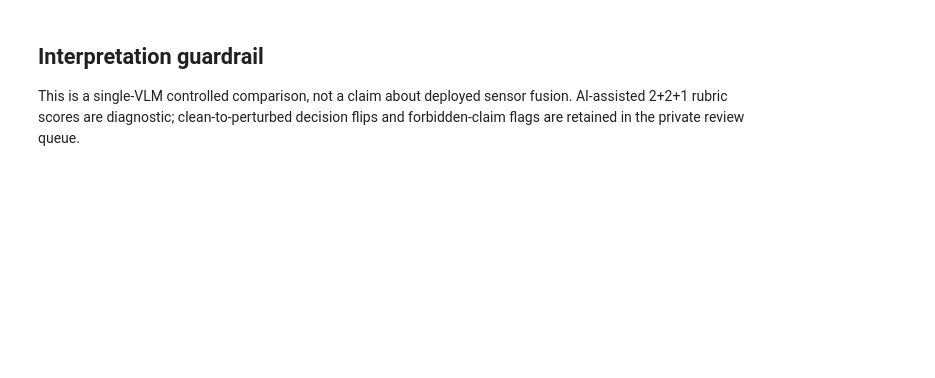
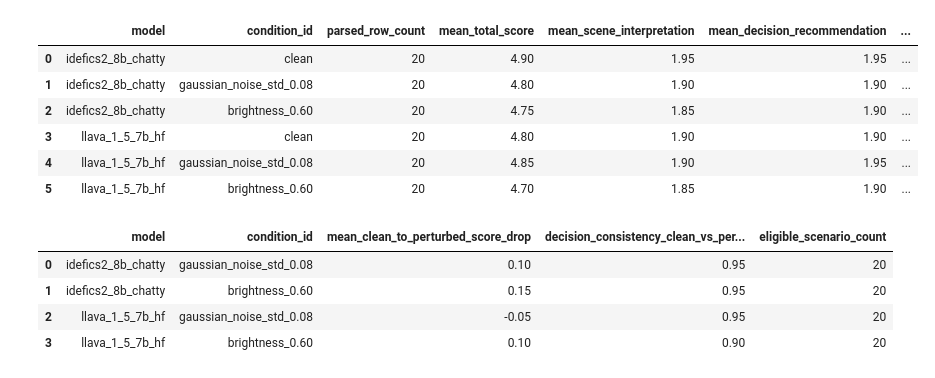
Before and after one commit to FanyiIAN/yian-ingen-ai-eval, a Jupyter notebook: phase_b_evaluation/W04_Multimodal_Eval.ipynb, the cells around one changed output. Drawn from its saved outputs; the diff is of its cells as text; code cells hidden in the pictures; blank space fills up the shorter version.

Commit message:
Complete Week 4 evaluation and Phase A-B midpoint report

```diff
--- a/phase_b_evaluation/W04_Multimodal_Eval.ipynb
+++ b/phase_b_evaluation/W04_Multimodal_Eval.ipynb
@@ -5,14 +7,25 @@ Controlled public-image proxy: 10 Aido Rover and 10 Sentinel Prime AI scenarios,
 # %%
 import json
 from pathlib import Path
+
 import matplotlib.pyplot as plt
 import pandas as pd
+from IPython.display import display
 
 ROOT = Path.cwd()
-if not (ROOT / 'W04_Multimodal_Summary_v0.1.0.json').exists():
-    ROOT = Path.cwd() / 'phase_b_evaluation'
-summary = json.loads((ROOT / 'W04_Multimodal_Summary_v0.1.0.json').read_text(encoding='utf-8'))
-assert summary['scenario_count'] == 20
-assert summary['row_count'] == 60
-summary['controlled_input_statement']
+if not (ROOT / 'W04_Multimodal_Architecture_Comparison_v0.2.0.json').exists():
+    ROOT = ROOT / 'phase_b_evaluation'
+
+comparison = json.loads(
+    (ROOT / 'W04_Multimodal_Architecture_Comparison_v0.2.0.json').read_text(encoding='utf-8')
+)
+performance = json.loads(
+    (ROOT / 'W04_System_Performance_Summary_v0.2.0.json').read_text(encoding='utf-8')
+)
+
+assert comparison['controlled_inputs']['matched_request_count_per_model'] == 60
+assert comparison['judge_control']['status'] == 'matched'
+assert len(comparison['models']) == 2
+print('Matched requests per VLM:', comparison['controlled_inputs']['matched_request_count_per_model'])
+print('Judge control:', comparison['judge_control']['status'])
 # %% [output]
@@ -68,4 +34,35 @@ display(pd.DataFrame([row for row in performance['run_static'] if row['candidate
-# %% [markdown]
-## Interpretation guardrail
-
-This is a single-VLM controlled comparison, not a claim about deployed sensor fusion. AI-assisted 2+2+1 rubric scores are diagnostic; clean-to-perturbed decision flips and forbidden-claim flags are retained in the private review queue.
+# %%
+condition_rows = []
+robustness_rows = []
+for model in comparison['models']:
+    model_key = model['model_key']
+    for row in model['quality']['conditions']:
+        condition_rows.append({'model': model_key, **row})
+    for row in model['quality']['perturbation_robustness']:
+        robustness_rows.append({'model': model_key, **row})
+
+condition_df = pd.DataFrame(condition_rows)
+robustness_df = pd.DataFrame(robustness_rows)
+display(condition_df[[
+    'model', 'condition_id', 'parsed_row_count', 'mean_total_score',
+    'mean_scene_interpretation', 'mean_decision_recommendation',
+    'mean_uncertainty_and_claim_control', 'acceptable_decision_rate',
+    'forbidden_claim_rate'
+]])
+display(robustness_df[[
+    'model', 'condition_id', 'mean_clean_to_perturbed_score_drop',
+    'decision_consistency_clean_vs_perturbed', 'eligible_scenario_count'
+]])
+# %% [output]
+|  | model | condition_id | parsed_row_count | mean_total_score | mean_scene_interpretation | mean_decision_recommendation | ... |
+| 0 | idefics2_8b_chatty | clean | 20 | 4.90 | 1.95 | 1.95 | ... |
+| 1 | idefics2_8b_chatty | gaussian_noise_std_0.08 | 20 | 4.80 | 1.90 | 1.90 | ... |
+| 2 | idefics2_8b_chatty | brightness_0.60 | 20 | 4.75 | 1.85 | 1.90 | ... |
+| 3 | llava_1_5_7b_hf | clean | 20 | 4.80 | 1.90 | 1.90 | ... |
+| 4 | llava_1_5_7b_hf | gaussian_noise_std_0.08 | 20 | 4.85 | 1.90 | 1.95 | ... |
+| 5 | llava_1_5_7b_hf | brightness_0.60 | 20 | 4.70 | 1.85 | 1.90 | ... |
+|  | model | condition_id | mean_clean_to_perturbed_score_drop | decision_consistency_clean_vs_per... | eligible_scenario_count |
+| 0 | idefics2_8b_chatty | gaussian_noise_std_0.08 | 0.10 | 0.95 | 20 |
+| 1 | idefics2_8b_chatty | brightness_0.60 | 0.15 | 0.95 | 20 |
+| 2 | llava_1_5_7b_hf | gaussian_noise_std_0.08 | -0.05 | 0.95 | 20 |
+| 3 | llava_1_5_7b_hf | brightness_0.60 | 0.10 | 0.90 | 20 |
```
Also changed, not shown: parts of 9 cells of this notebook, 39 other files.
